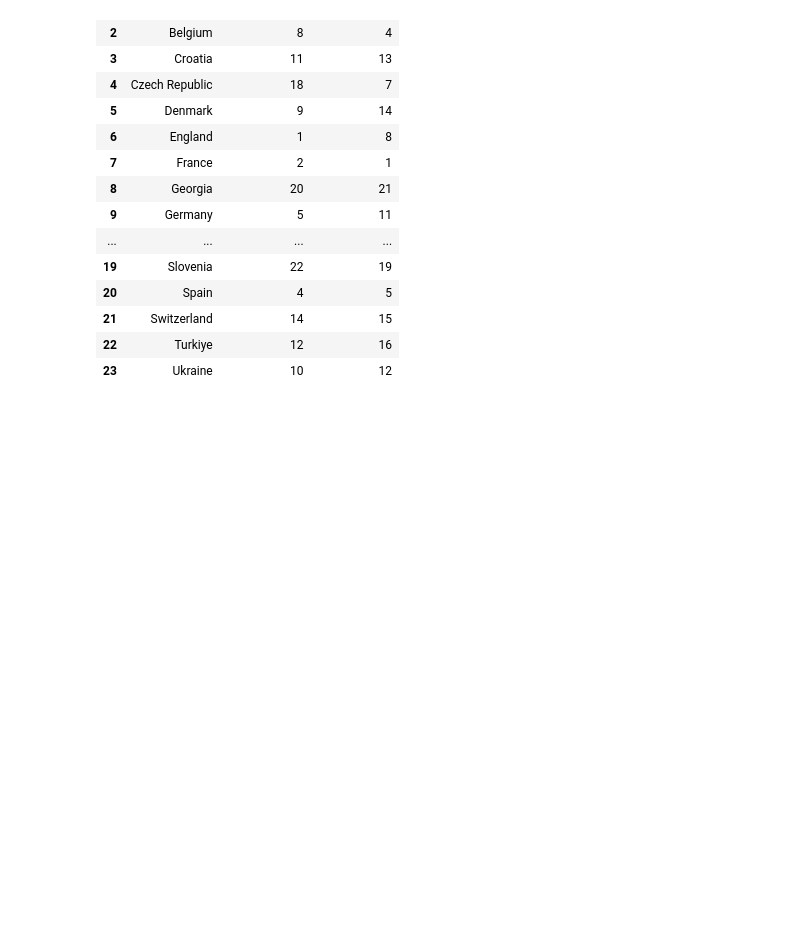
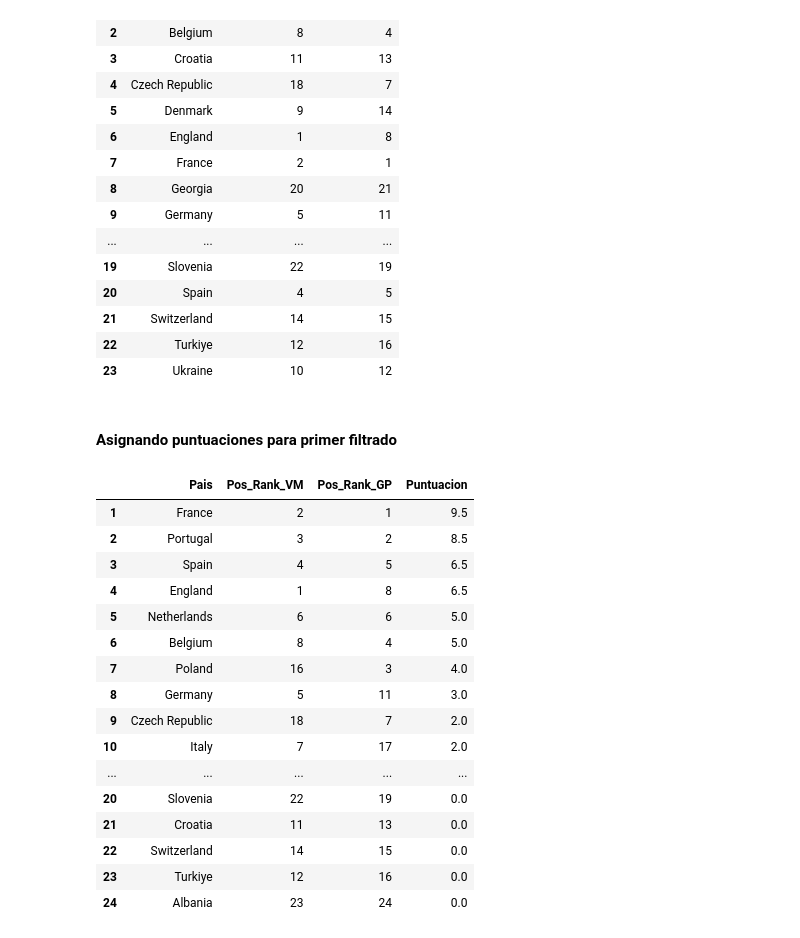
Before and after one commit to rdanbaro/Analisis-Euro, a Jupyter notebook: analisys.ipynb, the cells around one changed output. Drawn from its saved outputs; the diff is of its cells as text; code cells hidden in the pictures; blank space fills up the shorter version.

Commit message:
Df primer filtrado listo

```diff
--- a/analisys.ipynb
+++ b/analisys.ipynb
@@ -714,3 +714,32 @@ ranking_general_df
 | 21 | Switzerland | 14 | 15 |
 | 22 | Turkiye | 12 | 16 |
 | 23 | Ukraine | 10 | 12 |
+# %% [markdown]
+#### Asignando puntuaciones para primer filtrado
+# %%
+ranking_puntuacion = (
+    ranking_general_df
+    .assign(Puntuacion= (ranking_general_df['Pos_Rank_VM'].apply(asignar_puntos_posicion)
+            +ranking_general_df['Pos_Rank_GP'].apply(asignar_puntos_posicion)) / 2 )
+    .sort_values('Puntuacion', ascending= False)
+    .set_index(data_equipos.index+1)
+)
+ranking_puntuacion
+# %% [output]
+|  | Pais | Pos_Rank_VM | Pos_Rank_GP | Puntuacion |
+| 1 | France | 2 | 1 | 9.5 |
+| 2 | Portugal | 3 | 2 | 8.5 |
+| 3 | Spain | 4 | 5 | 6.5 |
+| 4 | England | 1 | 8 | 6.5 |
+| 5 | Netherlands | 6 | 6 | 5.0 |
+| 6 | Belgium | 8 | 4 | 5.0 |
+| 7 | Poland | 16 | 3 | 4.0 |
+| 8 | Germany | 5 | 11 | 3.0 |
+| 9 | Czech Republic | 18 | 7 | 2.0 |
+| 10 | Italy | 7 | 17 | 2.0 |
+| ... | ... | ... | ... | ... |
+| 20 | Slovenia | 22 | 19 | 0.0 |
+| 21 | Croatia | 11 | 13 | 0.0 |
+| 22 | Switzerland | 14 | 15 | 0.0 |
+| 23 | Turkiye | 12 | 16 | 0.0 |
+| 24 | Albania | 23 | 24 | 0.0 |
```
Also changed, not shown: parts of 2 cells of this notebook, 1 other file.
